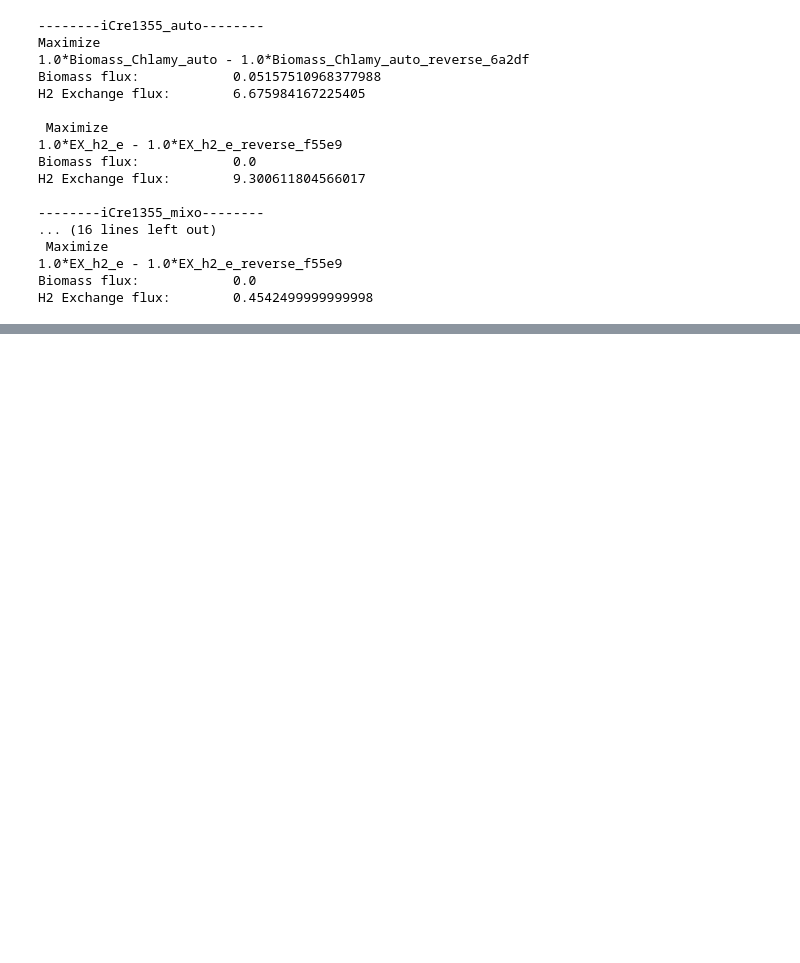
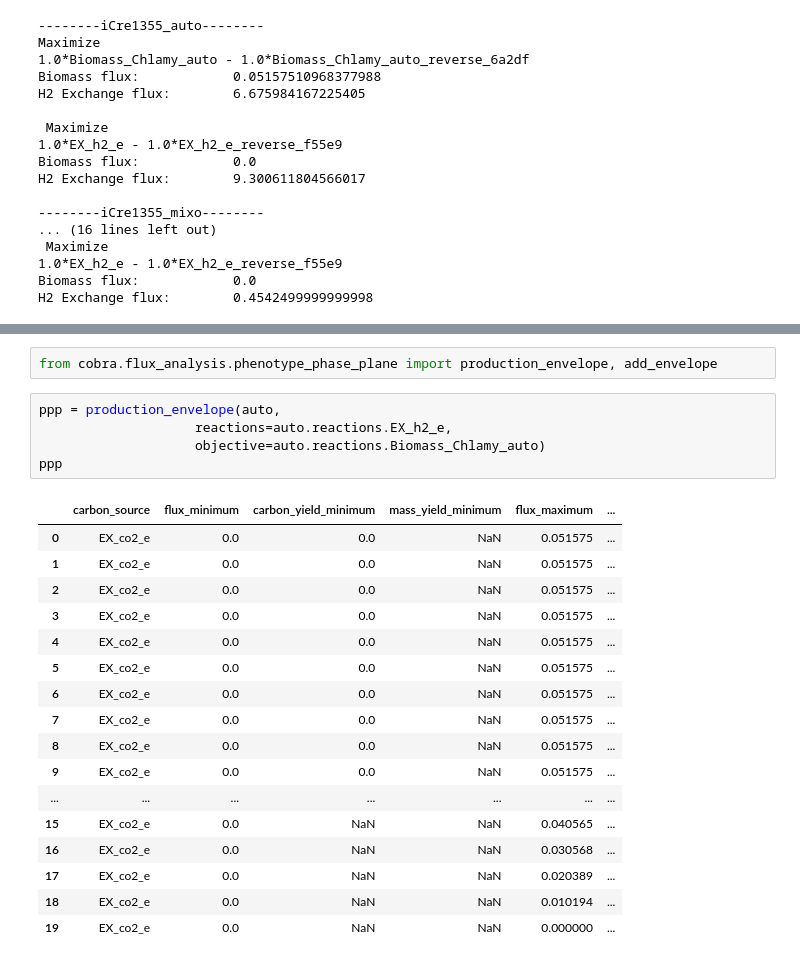
Before and after one commit to elena-krismer/27410-2020-group-project-group12-c-reinhardtii, a Jupyter notebook: notebooks/Hydrogen production.ipynb, the cells around one changed output, grey strips where cells are left out. Cells and saved outputs as stored; diff of their text form; blank space fills up the shorter version.

```diff
--- a/notebooks/Hydrogen production.ipynb
+++ b/notebooks/Hydrogen production.ipynb
@@ -212,0 +228,25 @@ H2 Exchange flux:        0.4542499999999998
+# %%
+from cobra.flux_analysis.phenotype_phase_plane import production_envelope, add_envelope
+# %%
+ppp = production_envelope(auto,
+                    reactions=auto.reactions.EX_h2_e,
+                    objective=auto.reactions.Biomass_Chlamy_auto)
+ppp
+# %% [output]
+|  | carbon_source | flux_minimum | carbon_yield_minimum | mass_yield_minimum | flux_maximum | ... |
+| 0 | EX_co2_e | 0.0 | 0.0 | NaN | 0.051575 | ... |
+| 1 | EX_co2_e | 0.0 | 0.0 | NaN | 0.051575 | ... |
+| 2 | EX_co2_e | 0.0 | 0.0 | NaN | 0.051575 | ... |
+| 3 | EX_co2_e | 0.0 | 0.0 | NaN | 0.051575 | ... |
+| 4 | EX_co2_e | 0.0 | 0.0 | NaN | 0.051575 | ... |
+| 5 | EX_co2_e | 0.0 | 0.0 | NaN | 0.051575 | ... |
+| 6 | EX_co2_e | 0.0 | 0.0 | NaN | 0.051575 | ... |
+| 7 | EX_co2_e | 0.0 | 0.0 | NaN | 0.051575 | ... |
+| 8 | EX_co2_e | 0.0 | 0.0 | NaN | 0.051575 | ... |
+| 9 | EX_co2_e | 0.0 | 0.0 | NaN | 0.051575 | ... |
+| ... | ... | ... | ... | ... | ... | ... |
+| 15 | EX_co2_e | 0.0 | NaN | NaN | 0.040565 | ... |
+| 16 | EX_co2_e | 0.0 | NaN | NaN | 0.030568 | ... |
+| 17 | EX_co2_e | 0.0 | NaN | NaN | 0.020389 | ... |
+| 18 | EX_co2_e | 0.0 | NaN | NaN | 0.010194 | ... |
+| 19 | EX_co2_e | 0.0 | NaN | NaN | 0.000000 | ... |
```
Also changed, not shown: parts of 22 cells of this notebook.
